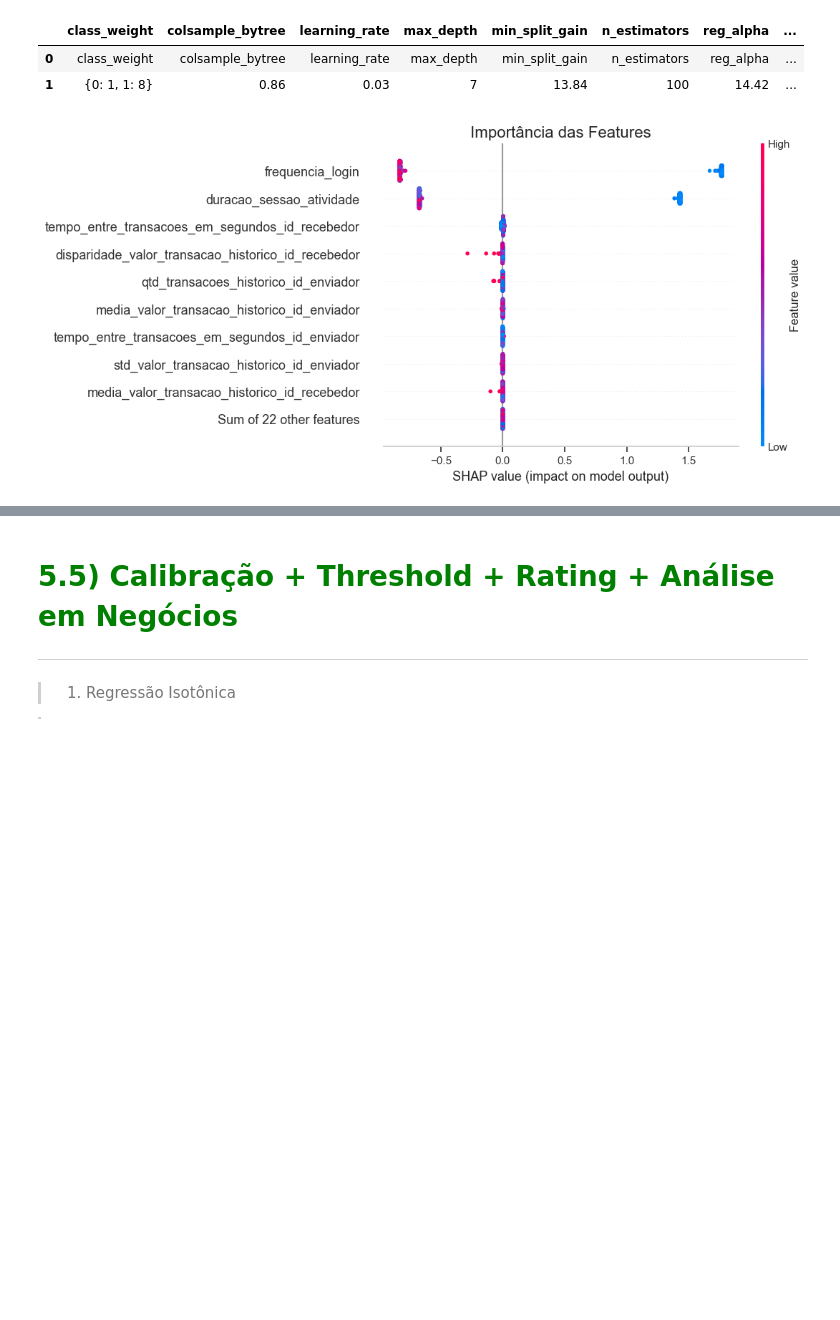
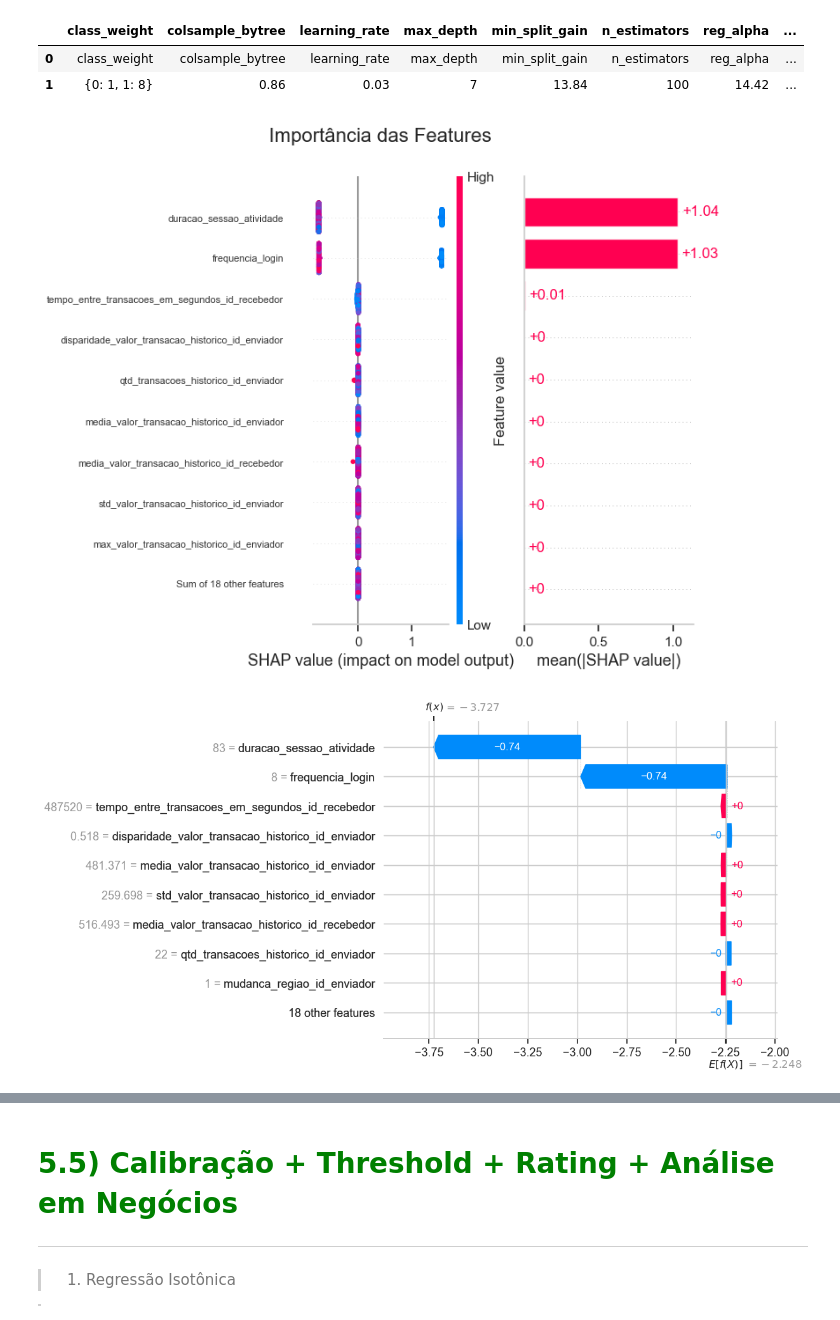
Before and after one commit to leonardovargas10/Modelo_Deteccao_Fraude, a Jupyter notebook: modelo.ipynb, the cells around one changed output, grey strips where cells are left out. Saved outputs shown, nothing was run; the diff lists cells and outputs as text; code cells hidden in the pictures; blank space fills up the shorter version.

Commit message:
Modelagem

```diff
--- a/modelo.ipynb
+++ b/modelo.ipynb
@@ -681,7 +680,7 @@ def metricas_classificacao_modelos_juntos(lista_modelos):
     styled_df
     return styled_df
 
-def plot_shap(model, X, titulo="SHAP Beeswarm"):
+def plot_shap(model, X, titulo):
     # Pega o modelo dentro do pipeline
     model_lgbm = model.named_steps['lgbmclassifier']
 
@@ -691,12 +690,44 @@ def plot_shap(model, X, titulo="SHAP Beeswarm"):
     # Calcula os valores SHAP
     shap_values = explainer(X)
 
-    # Cria a figura
-    plt.figure(figsize=(10,6))
+    # Cria os subplots
+    fig, axes = plt.subplots(1, 2, figsize=(16,6))
+
+    # Beeswarm
+    plt.sca(axes[0])
     shap.plots.beeswarm(shap_values, show=False)
-    plt.title(titulo, fontsize=16)
-    plt.grid(False)
+    #axes[0].set_title("SHAP Beeswarm", fontsize=14)
+    axes[0].tick_params(axis='y', labelsize=8)
+    axes[0].grid(False)
+
+    # Bar plot
+    plt.sca(axes[1])
+    shap.plots.bar(shap_values, show=False)
+    #axes[1].set_title("Importância Média Absoluta", fontsize=14)
+    axes[1].grid(False)
+    axes[1].set_yticklabels([])
+    # Título geral
+    fig.suptitle(titulo, fontsize=16)
+
+    plt.tight_layout()
     plt.show()
+
+def plot_shap_one_sample(model, X, position_class_negative, position_class_positive, titulo):
+
+    # Pega o modelo dentro do pipeline
+    model_lgbm = model.named_steps['lgbmclassifier']
+
+    # Classe Negativa
+    X_single = x_train.iloc[[position_class_negative]]
+    explainer = shap.Explainer(model_lgbm, x_train.sample(n = 1000, random_state = 42))
+    shap_values = explainer(X_single)
+    shap.plots.waterfall(shap_values[0])
+
+    # Classe Positiva
+    X_single = x_train.iloc[[position_class_positive]]
+    explainer = shap.Explainer(model_lgbm, x_train.sample(n = 1000, random_state = 42))
+    shap_values = explainer(X_single)
+    shap.plots.waterfall(shap_values[0])
 # %%
 def calibracao_probabilidade(modelo, x_train, y_train, y_predict_proba_train, x_valid, y_valid, y_predict_proba_valid, tipo_funcao):
 
@@ -1809,7 +1840,8 @@ display(best_hiperpams)
 | 0 | class_weight | colsample_bytree | learning_rate | max_depth | min_split_gain | n_estimators | reg_alpha | ... |
 | 1 | {0: 1, 1: 8} | 0.86 | 0.03 | 7 | 13.84 | 100 | 14.42 | ... |
 # %%
-# Exemplo de uso
 plot_shap(model_otimizado, x_train.sample(n = 1000, random_state = 42), titulo="Importância das Features")
+plot_shap_one_sample(model_otimizado, x_train.sample(n = 1000, random_state = 42), 9, 39, titulo="Comparativo Amostra Classe Negativa vs Classe Positiva")
 # %% [output]
-[figure, old version]
+[figure, new version]
+[figure, added]
```
Also changed, not shown: parts of 12 cells of this notebook, 1 other file.
